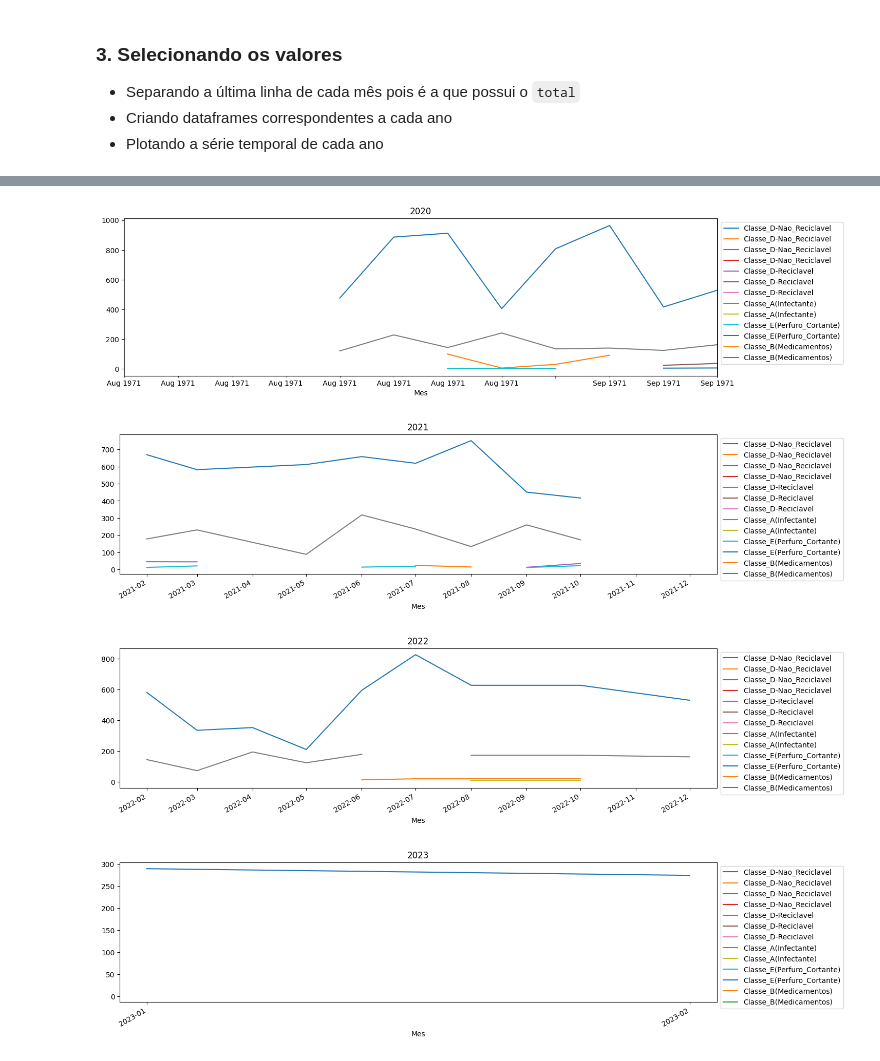
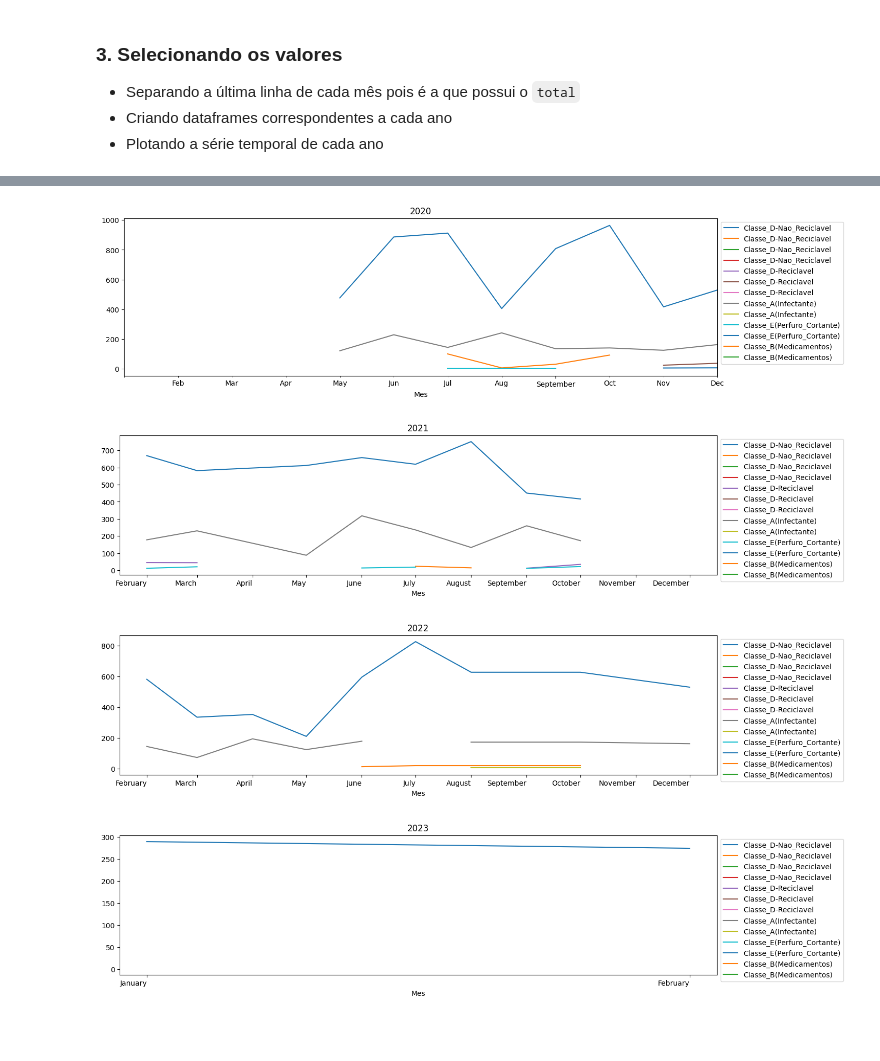
Before and after one commit to Gabyzera/hospital-trash-analysis, a Jupyter notebook: src/main.ipynb, the cells around one changed output, grey strips where cells are left out. Drawn from its saved outputs; the diff is of its cells as text; code cells hidden in the pictures; blank space fills up the shorter version.

Commit message:
feat:improve visualation of this code

```diff
--- a/src/main.ipynb
+++ b/src/main.ipynb
@@ -343,23 +306,25 @@ last_line_month_df
 | 2023-01-01 | TOTAL | 289.06 | NaN | NaN | NaN | ... |
 | 2023-02-01 | TOTAL | 274.00 | 20.00 | NaN | NaN | ... |
 # %%
-df_years = {year: group for year, group in last_line_month_df.groupby(last_line_month_df.index.year)}
-
 def plot_df_year(df, year):
     ax = df.plot(figsize=(15, 4), title=f'{year}')
+    ax.xaxis.set_major_locator(mdates.MonthLocator())
+    ax.xaxis.set_major_formatter(mdates.DateFormatter('%B'))
+    plt.xticks(rotation=0)
     ax.legend(loc='upper left', bbox_to_anchor=(1,1))
 
+df_years = {year: group for year, group in last_line_month_df.groupby(last_line_month_df.index.year)}
 df_per_year = {
     2020: df_years[2020],
     2021: df_years[2021],
     2022: df_years[2022],
     2023: df_years[2023]
 }
 
 for year, df in df_per_year.items():
     plot_df_year(df, year)
 # %% [output]
-[figure, old version]
+[figure, new version]
-[figure, old version]
+[figure, new version]
-[figure, old version]
+[figure, new version]
-[figure, old version]
+[figure, new version]
```
Also changed, not shown: parts of 3 cells of this notebook.
